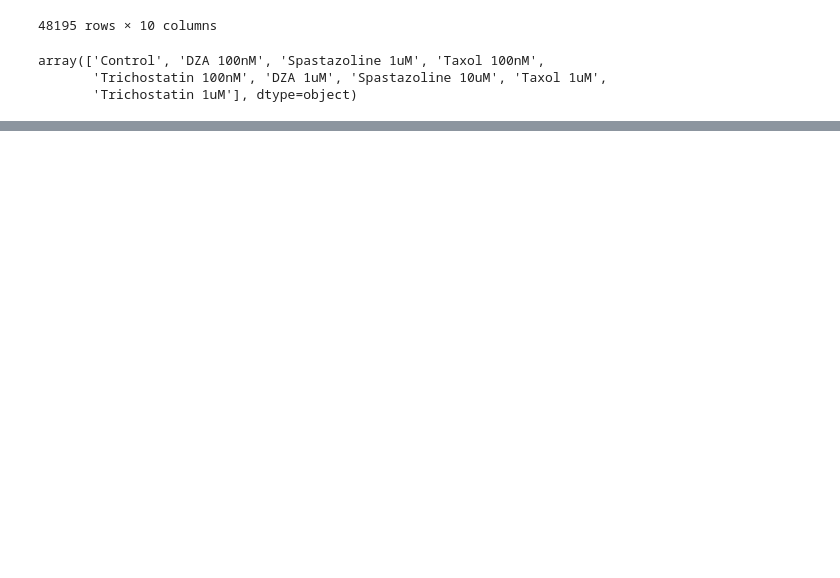
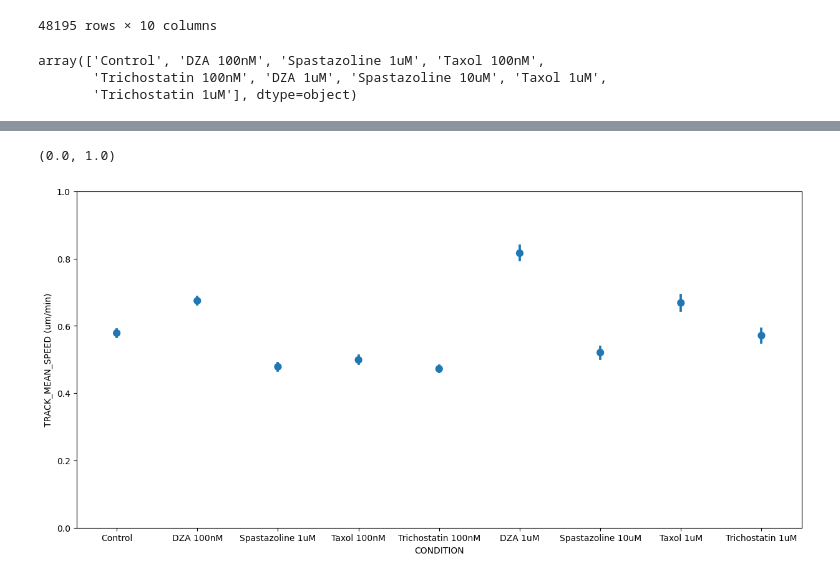
Before and after one commit to sofiacruzt/sofia-brouhardlab, a Jupyter notebook: dynamics/EJCB2023/Untitled.ipynb, the cells around one changed output, grey strips where cells are left out. Drawn from its saved outputs; the diff is of its cells as text; code cells hidden in the pictures; blank space fills up the shorter version.

```diff
--- a/dynamics/EJCB2023/Untitled.ipynb
+++ b/dynamics/EJCB2023/Untitled.ipynb
@@ -52,0 +156,7 @@ data_tx100 =  data[(data['CONDITION']=='Taxol 100nM')]
+# %%
+fig, ax = plt.subplots(1,1,figsize=(15,7))
+sns.pointplot(data=data, x='CONDITION', y='TRACK_MEAN_SPEED (um/min)', errorbar = ('ci', 95), join = False,estimator='mean', n_boot=1000)
+ax.set_ylim(0,1)
+# %% [output]
+(0.0, 1.0)
+[figure, added]
```
Also changed, not shown: parts of 13 cells of this notebook, 2 other files.
